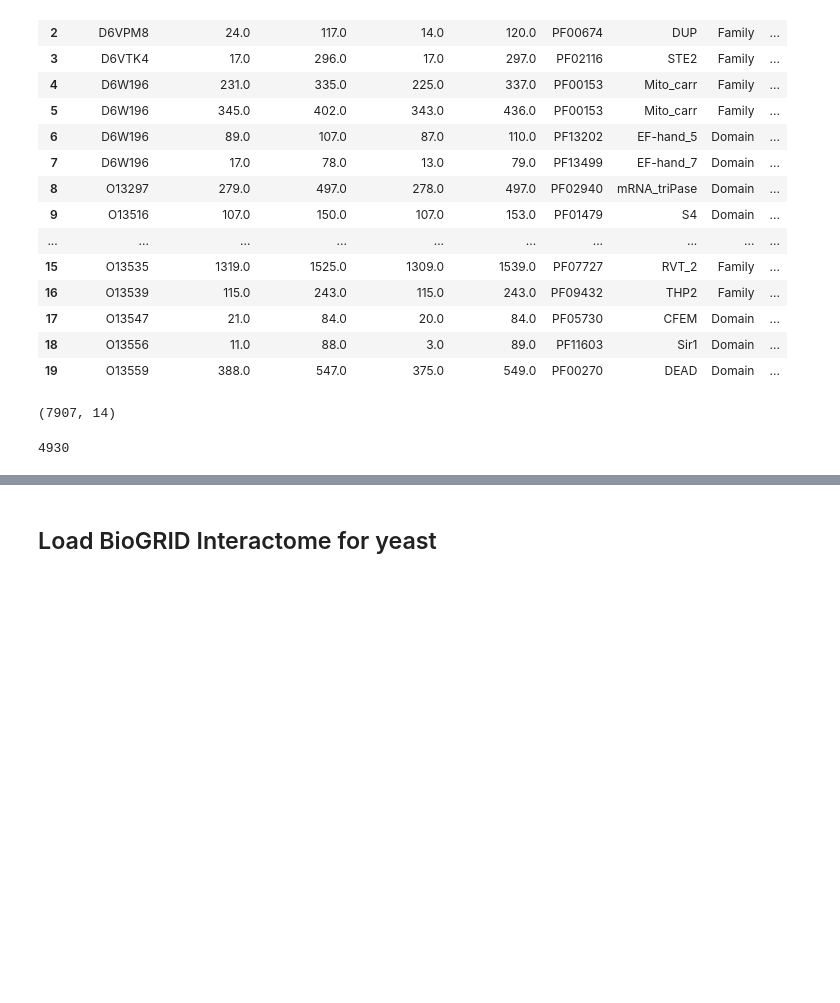
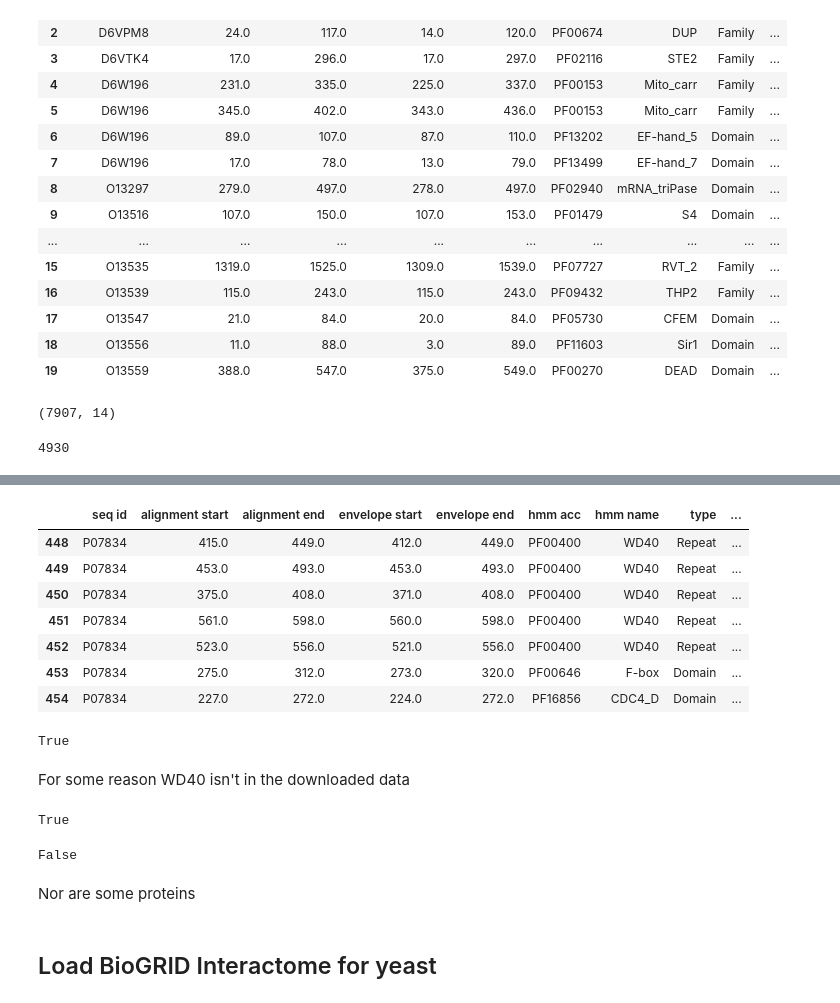
Before and after one commit to jrgreen7/PIPE, a Jupyter notebook: Deep-PIPE-Sites/eda_william.ipynb, the cells around one changed output, grey strips where cells are left out. Cells and saved outputs as stored; diff of their text form; code cells hidden in the pictures; blank space fills up the shorter version.

```diff
--- a/Deep-PIPE-Sites/eda_william.ipynb
+++ b/Deep-PIPE-Sites/eda_william.ipynb
@@ -128,3 +195,32 @@ yeast_pfam_domains['seq id'].unique().size
+# %%
+# http://pfam.xfam.org/protein/CDC4_YEAST
+yeast_pfam_domains.loc[yeast_pfam_domains['seq id']=='P07834']
+# %% [output]
+|  | seq id | alignment start | alignment end | envelope start | envelope end | hmm acc | hmm name | type | ... |
+| 448 | P07834 | 415.0 | 449.0 | 412.0 | 449.0 | PF00400 | WD40 | Repeat | ... |
+| 449 | P07834 | 453.0 | 493.0 | 453.0 | 493.0 | PF00400 | WD40 | Repeat | ... |
+| 450 | P07834 | 375.0 | 408.0 | 371.0 | 408.0 | PF00400 | WD40 | Repeat | ... |
+| 451 | P07834 | 561.0 | 598.0 | 560.0 | 598.0 | PF00400 | WD40 | Repeat | ... |
+| 452 | P07834 | 523.0 | 556.0 | 521.0 | 556.0 | PF00400 | WD40 | Repeat | ... |
+| 453 | P07834 | 275.0 | 312.0 | 273.0 | 320.0 | PF00646 | F-box | Domain | ... |
+| 454 | P07834 | 227.0 | 272.0 | 224.0 | 272.0 | PF16856 | CDC4_D | Domain | ... |
+# %%
+'PF00400' in yeast_pfam_domains['hmm acc'].to_list()
+# %% [output]
+True
+# %% [markdown]
+For some reason WD40 isn't in the downloaded data
+# %%
+# http://pfam.xfam.org/protein/MSI1_YEAST
+'P13712' in yeast_pfam_domains['seq id'].to_list()
+# %% [output]
+True
+# %%
+'PF12265' in yeast_pfam_domains['hmm acc']
+# %% [output]
+False
+# %% [markdown]
+Nor are some proteins
 # %% [markdown]
 ## Load BioGRID Interactome for yeast
 # %%
```
Also changed, not shown: parts of 39 cells of this notebook.
